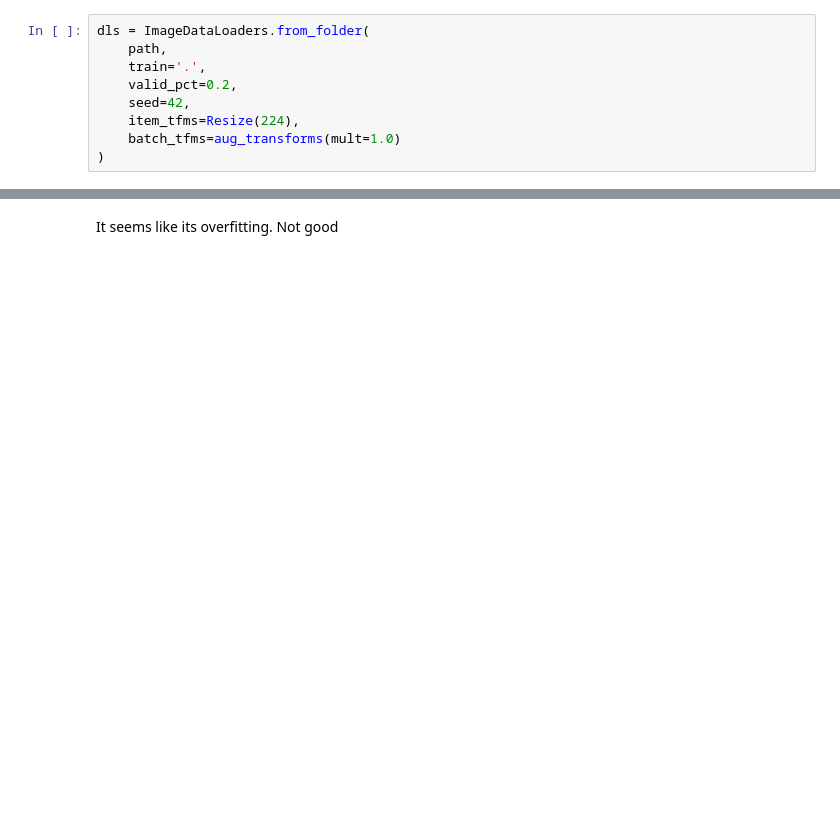
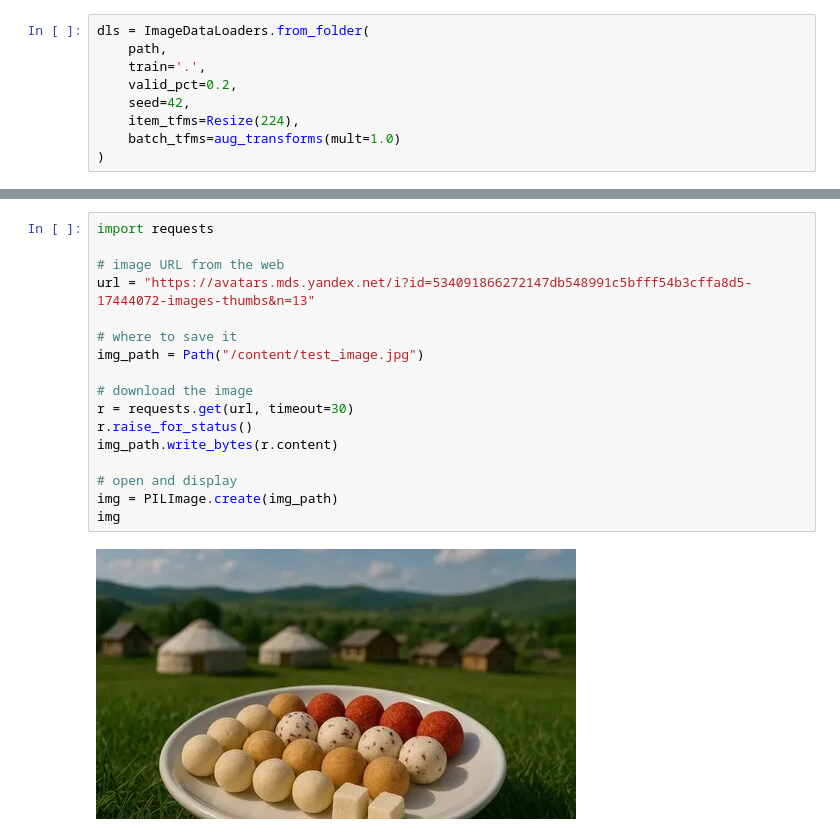
Before and after one commit to ropdxm/dimash-qurt-classifier, a Jupyter notebook: main.ipynb, the cells around one changed output, grey strips where cells are left out. Cells and saved outputs as stored; diff of their text form; blank space fills up the shorter version.

```diff
--- a/main.ipynb
+++ b/main.ipynb
@@ -163,2 +280,19 @@ interp.plot_top_losses(9, nrows=3)
-# %% [markdown]
-It seems like its overfitting. Not good
+# %%
+import requests
+
+# image URL from the web
+url = "https://avatars.mds.yandex.net/i?id=534091866272147db548991c5bfff54b3cffa8d5-17444072-images-thumbs&n=13"
+
+# where to save it
+img_path = Path("/content/test_image.jpg")
+
+# download the image
+r = requests.get(url, timeout=30)
+r.raise_for_status()
+img_path.write_bytes(r.content)
+
+# open and display
+img = PILImage.create(img_path)
+img
+# %% [output]
+[figure, added]
```
Also changed, not shown: parts of 13 cells of this notebook.
